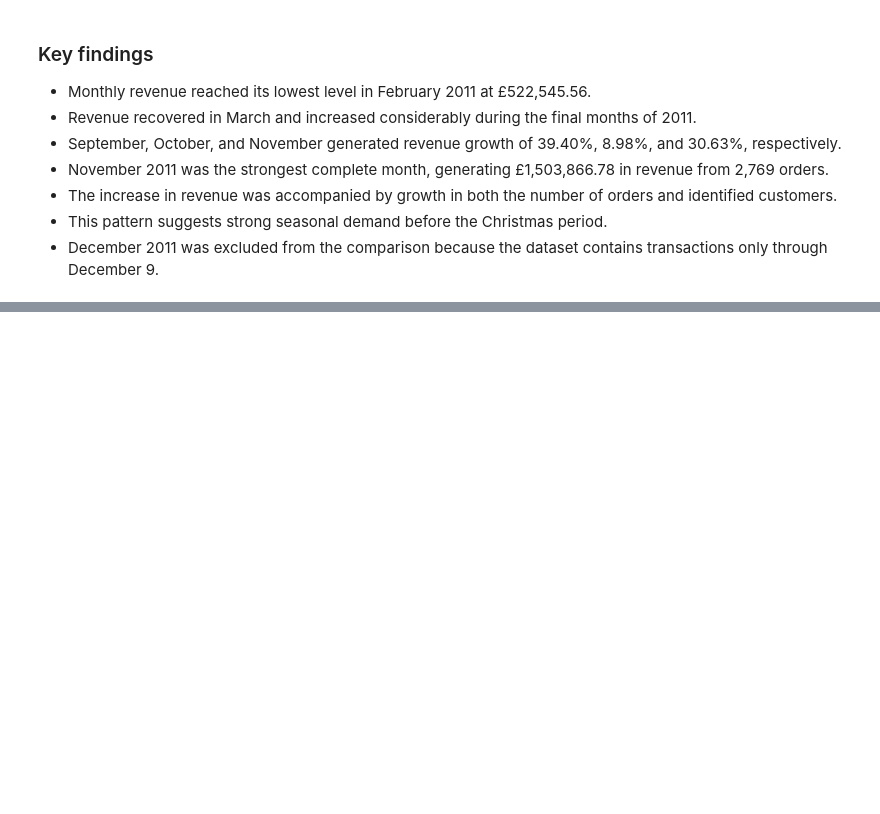
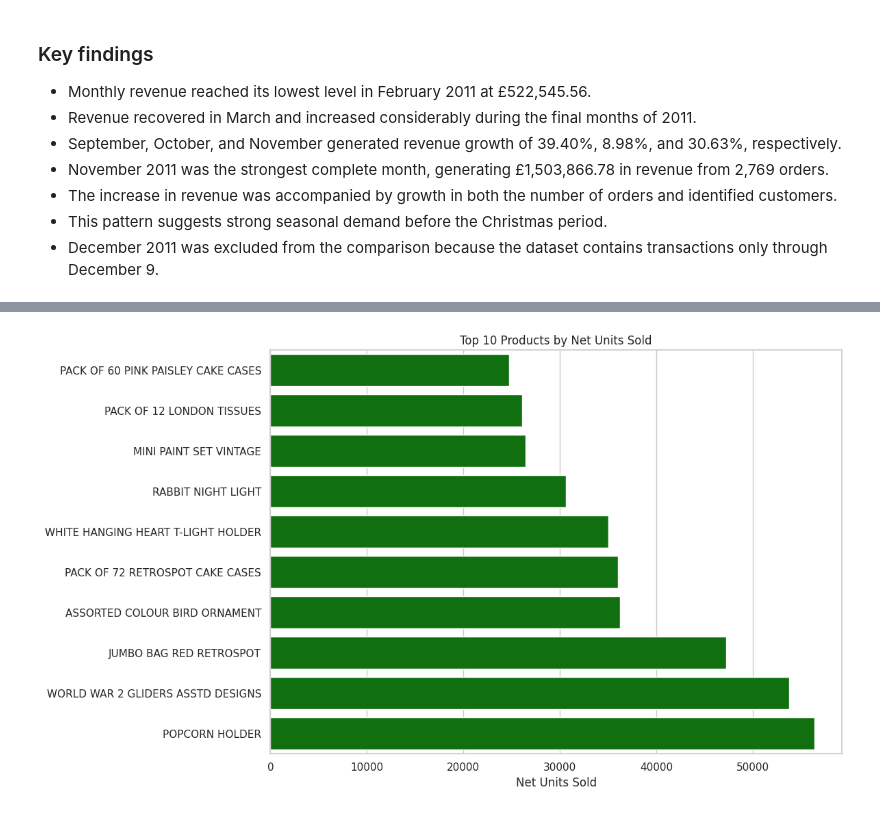
Before and after one commit to Brutva/online-retail-analysis, a Jupyter notebook: notebooks/online_retail_analysis.ipynb, the cells around one changed output, grey strips where cells are left out. Drawn from its saved outputs; the diff is of its cells as text; code cells hidden in the pictures; blank space fills up the shorter version.

```diff
--- a/notebooks/online_retail_analysis.ipynb
+++ b/notebooks/online_retail_analysis.ipynb
@@ -335,0 +833,29 @@ complete_months
+# %%
+units_plot_data = (
+    top_by_net_units
+    .sort_values("NetUnits")
+)
+
+plt.figure(figsize=(12, 7))
+
+sns.barplot(
+    data=units_plot_data,
+    x="NetUnits",
+    y="ProductName",
+    color= "green"
+)
+
+plt.title("Top 10 Products by Net Units Sold")
+plt.xlabel("Net Units Sold")
+plt.ylabel("")
+plt.tight_layout()
+
+plt.savefig(
+    IMAGES_DIR / "top_products_by_net_units.png",
+    dpi=150,
+    bbox_inches="tight"
+)
+
+plt.show()
+# %% [output]
+[figure, added]
```
Also changed, not shown: parts of 39 cells of this notebook.
